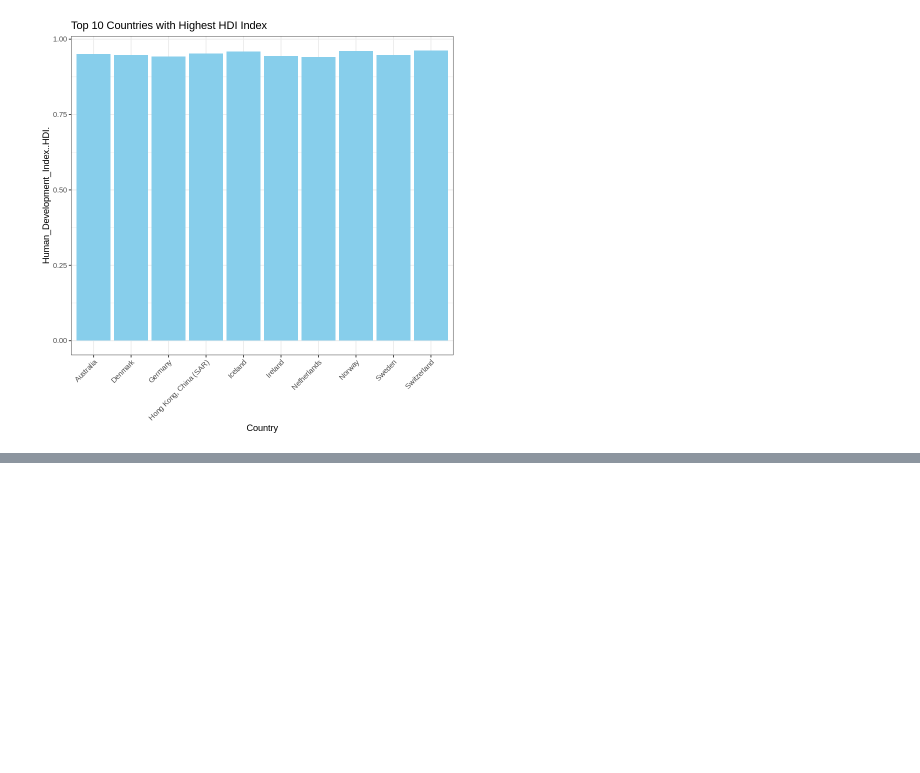
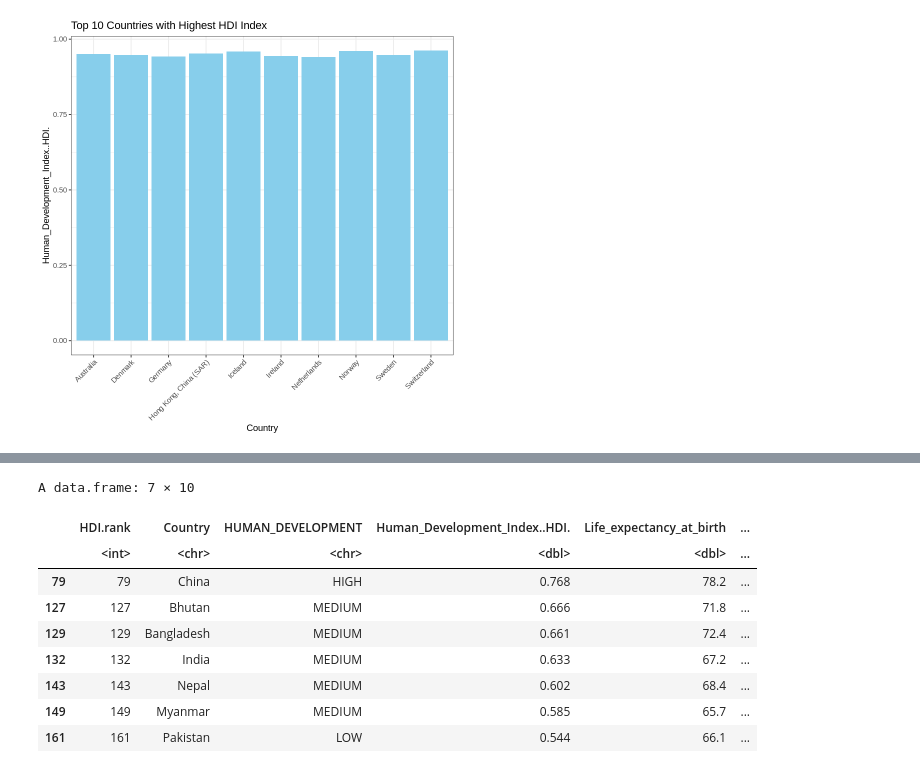
Before and after one commit to LeenaBirvatkar/Human-Development-Index-Analysis, a Jupyter notebook: HDI_index.ipynb, the cells around one changed output, grey strips where cells are left out. Saved outputs shown, nothing was run; the diff lists cells and outputs as text; code cells hidden in the pictures; blank space fills up the shorter version.

```diff
--- a/HDI_index.ipynb
+++ b/HDI_index.ipynb
@@ -313,0 +388,13 @@ ggplot(top_10_countries, aes(x = Country, y = Human_Development_Index..HDI.)) +
+# %%
+filtered_data
+# %% [output]
+A data.frame: 7 × 10
+|  | HDI.rank | Country | HUMAN_DEVELOPMENT | Human_Development_Index..HDI. | Life_expectancy_at_birth | ... |
+|  | <int> | <chr> | <chr> | <dbl> | <dbl> | ... |
+| 79 | 79 | China | HIGH | 0.768 | 78.2 | ... |
+| 127 | 127 | Bhutan | MEDIUM | 0.666 | 71.8 | ... |
+| 129 | 129 | Bangladesh | MEDIUM | 0.661 | 72.4 | ... |
+| 132 | 132 | India | MEDIUM | 0.633 | 67.2 | ... |
+| 143 | 143 | Nepal | MEDIUM | 0.602 | 68.4 | ... |
+| 149 | 149 | Myanmar | MEDIUM | 0.585 | 65.7 | ... |
+| 161 | 161 | Pakistan | LOW | 0.544 | 66.1 | ... |
```
Also changed, not shown: parts of 17 cells of this notebook.
